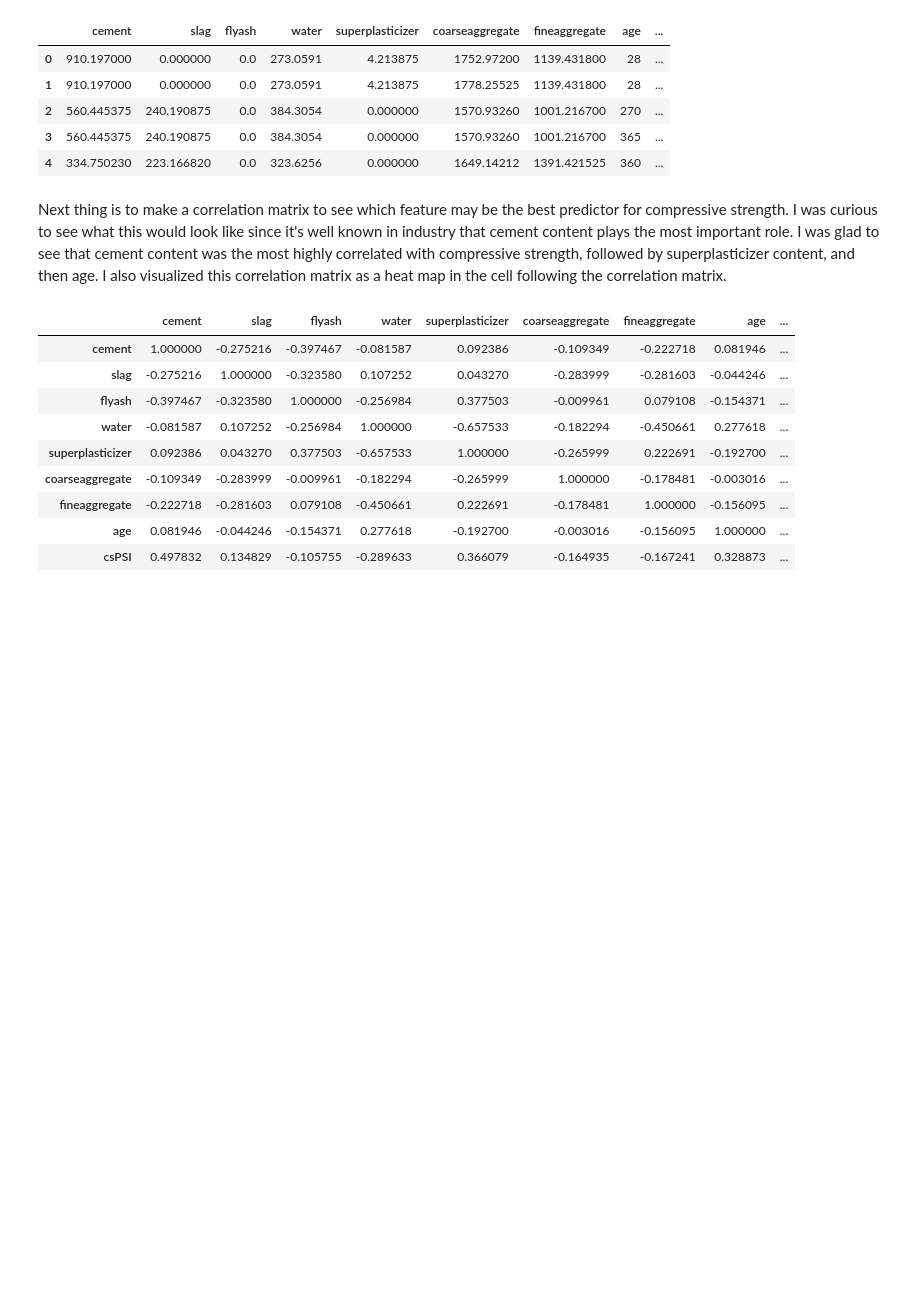
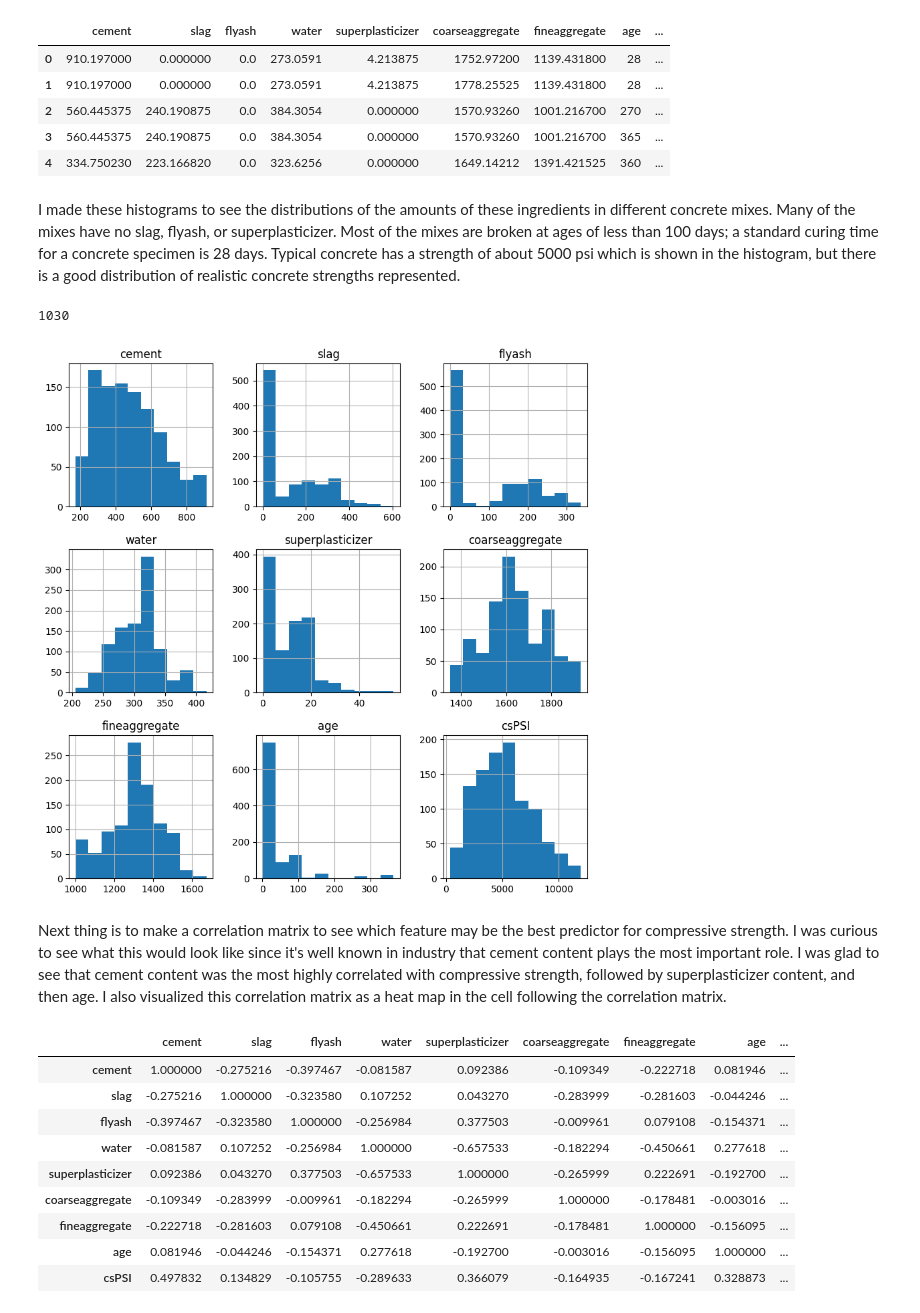
Before and after one commit to maursa22/Predicting-Concrete-Compressive-Strength-Project, a Jupyter notebook: ML_Project.ipynb, the cells around one changed output. Cells and saved outputs as stored; diff of their text form; code cells hidden in the pictures; blank space fills up the shorter version.

```diff
--- a/ML_Project.ipynb
+++ b/ML_Project.ipynb
@@ -58,6 +88,13 @@ df.head()
 | 2 | 560.445375 | 240.190875 | 0.0 | 384.3054 | 0.000000 | 1570.93260 | 1001.216700 | 270 | ... |
 | 3 | 560.445375 | 240.190875 | 0.0 | 384.3054 | 0.000000 | 1570.93260 | 1001.216700 | 365 | ... |
 | 4 | 334.750230 | 223.166820 | 0.0 | 323.6256 | 0.000000 | 1649.14212 | 1391.421525 | 360 | ... |
+# %% [markdown]
+I made these histograms to see the distributions of the amounts of these ingredients in different concrete mixes. Many of the mixes have no slag, flyash, or superplasticizer. Most of the mixes are broken at ages of less than 100 days; a standard curing time for a concrete specimen is 28 days. Typical concrete has a strength of about 5000 psi which is shown in the histogram, but there is a good distribution of realistic concrete strengths represented.
+# %%
+df.hist(figsize=(10,10))
+# %% [output]
+1030
+[figure, added]
 # %% [markdown]
 Next thing is to make a correlation matrix to see which feature may be the best predictor for compressive strength. I was curious to see what this would look like since it's well known in industry that cement content plays the most important role. I was glad to see that cement content was the most highly correlated with compressive strength, followed by superplasticizer content, and then age. I also visualized this correlation matrix as a heat map in the cell following the correlation matrix.
 # %%
```
Also changed, not shown: parts of 5 cells of this notebook.
